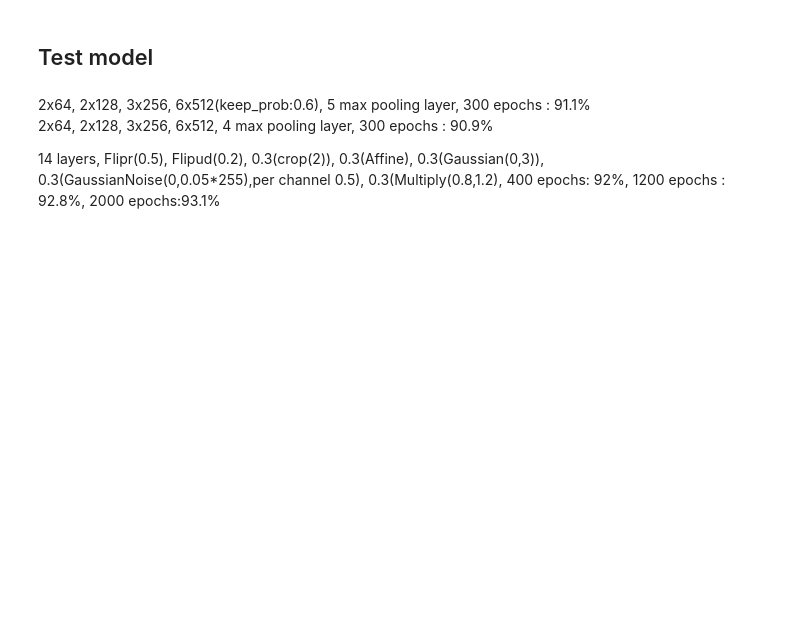
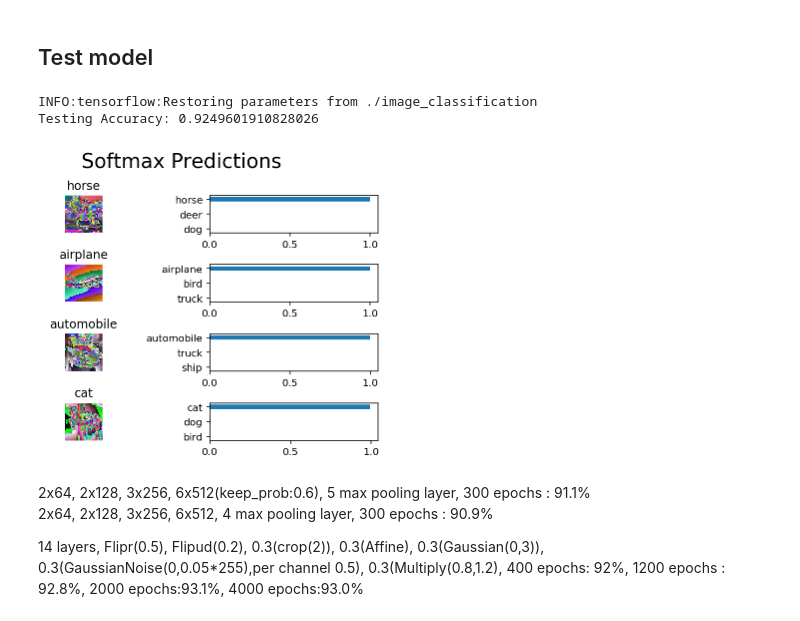
Before and after one commit to joe-of-all-trades/dl_examples, a Jupyter notebook: ConvNets/CIFAR-10_VGG_NCHW.ipynb, the cells around one changed output. Cells and saved outputs as stored; diff of their text form; code cells hidden in the pictures; blank space fills up the shorter version.

Commit message:
updated VGG_NCHW

```diff
--- a/ConvNets/CIFAR-10_VGG_NCHW.ipynb
+++ b/ConvNets/CIFAR-10_VGG_NCHW.ipynb
@@ -227,22 +227,21 @@ def conv_net(x, keep_prob_1, keep_prob_2, keep_prob_3, keep_prob_4,  train_flag)
     conv = tf.nn.max_pool(conv, ksize=[1, 1, 2, 2], strides=[1, 1, 2, 2], padding='SAME', data_format='NCHW')
     conv = tf.nn.dropout(conv, keep_prob_4)
 
+
     with tf.variable_scope("conv11"):
+        conv = conv2d(conv, 512, (3, 3), (1, 1), train_flag)
+    conv = tf.nn.dropout(conv, keep_prob_4)
+    with tf.variable_scope("conv12"):
+        conv = conv2d(conv, 512, (3, 3), (1, 1), train_flag)
+    conv = tf.nn.dropout(conv, keep_prob_4)
+    with tf.variable_scope("conv13"):
+        conv = conv2d(conv, 512, (3, 3), (1, 1), train_flag)
+    conv = tf.nn.max_pool(conv, ksize=[1, 1, 2, 2], strides=[1, 1, 2, 2], padding='SAME', data_format='NCHW')
+    conv = tf.nn.dropout(conv, keep_prob_4)
+
+    with tf.variable_scope("conv14"):
         conv = conv2d(conv, 512, (1, 1), (1, 1), train_flag)
     conv = tf.nn.dropout(conv, keep_prob_4)
-
-
-    #with tf.variable_scope("conv11"):
-    #    conv = conv2d(conv, 512, (3, 3), (1, 1), train_flag)
-    #conv = tf.nn.dropout(conv, keep_prob_4)
-    #with tf.variable_scope("conv12"):
-    #    conv = conv2d(conv, 512, (3, 3), (1, 1), train_flag)
-    #conv = tf.nn.dropout(conv, keep_prob_4)
-    #with tf.variable_scope("conv13"):
-    #    conv = conv2d(conv, 512, (3, 3), (1, 1), train_flag)
-    #conv = tf.nn.max_pool(conv, ksize=[1, 2, 2, 1], strides=[1, 2, 2, 1], padding='SAME')
-    #conv = tf.nn.dropout(conv, keep_prob_4)
-
 
     # Flatten Layer
     f = flatten(conv)
@@ -335,7 +334,7 @@ def print_stats(session, feature_batch, label_batch, cost, accuracy):
 # %% [markdown]
 ## Hyperparameters
 # %%
-epochs = 2000
+epochs = 4000
 batch_size = 64
 kp1 = 0.8
 kp2 = 0.7
@@ -471,35 +469,41 @@ def test_model():
         loaded_logits = loaded_graph.get_tensor_by_name('logits:0')
         loaded_acc = loaded_graph.get_tensor_by_name('accuracy:0')
         loaded_train_flag = loaded_graph.get_tensor_by_name('train_flag:0')
 
         # Get accuracy in batches for memory limitations
         test_batch_acc_total = 0
         test_batch_count = 0
 
         for test_feature_batch, test_label_batch in helper.batch_features_labels(test_features, test_labels, batch_size):
 
             test_batch_acc_total += sess.run(loaded_acc,
                 feed_dict={loaded_x: test_feature_batch, loaded_y: test_label_batch,
                            loaded_keep_prob_1: 1.0, loaded_keep_prob_2: 1.0,
                            loaded_keep_prob_3: 1.0, loaded_keep_prob_4: 1.0,
                            loaded_train_flag:False})
             test_batch_count += 1
 
         print('Testing Accuracy: {}\n'.format(test_batch_acc_total/test_batch_count))
 
         # Print Random Samples
         random_test_features, random_test_labels = tuple(zip(*random.sample(list(zip(test_features, test_labels)), n_samples)))
 
+
         random_test_predictions = sess.run(tf.nn.top_k(tf.nn.softmax(loaded_logits), top_n_predictions),
             feed_dict={loaded_x: random_test_features, loaded_y: random_test_labels,
                        loaded_keep_prob_1: 1.0, loaded_keep_prob_2: 1.0,
                         loaded_keep_prob_3: 1.0, loaded_keep_prob_4: 1.0,
                        loaded_train_flag:False})
+        random_test_features = np.transpose(random_test_features,(0, 2, 3, 1))
         helper.display_image_predictions(random_test_features, random_test_labels, random_test_predictions)
 
 test_model()
+# %% [output]
+INFO:tensorflow:Restoring parameters from ./image_classification
+Testing Accuracy: 0.9249601910828026
+[figure, added]
 # %% [markdown]
 2x64, 2x128, 3x256, 6x512(keep_prob:0.6), 5 max pooling layer, 300 epochs : 91.1%
 2x64, 2x128, 3x256, 6x512, 4 max pooling layer, 300 epochs : 90.9%
 
-14 layers, Flipr(0.5), Flipud(0.2), 0.3(crop(2)), 0.3(Affine), 0.3(Gaussian(0,3)), 0.3(GaussianNoise(0,0.05*255),per channel 0.5), 0.3(Multiply(0.8,1.2), 400 epochs: 92%, 1200 epochs : 92.8%, 2000 epochs:93.1%
+14 layers, Flipr(0.5), Flipud(0.2), 0.3(crop(2)), 0.3(Affine), 0.3(Gaussian(0,3)), 0.3(GaussianNoise(0,0.05*255),per channel 0.5), 0.3(Multiply(0.8,1.2), 400 epochs: 92%, 1200 epochs : 92.8%, 2000 epochs:93.1%, 4000 epochs:93.0%
```
Also changed, not shown: parts of 1 cell of this notebook.
